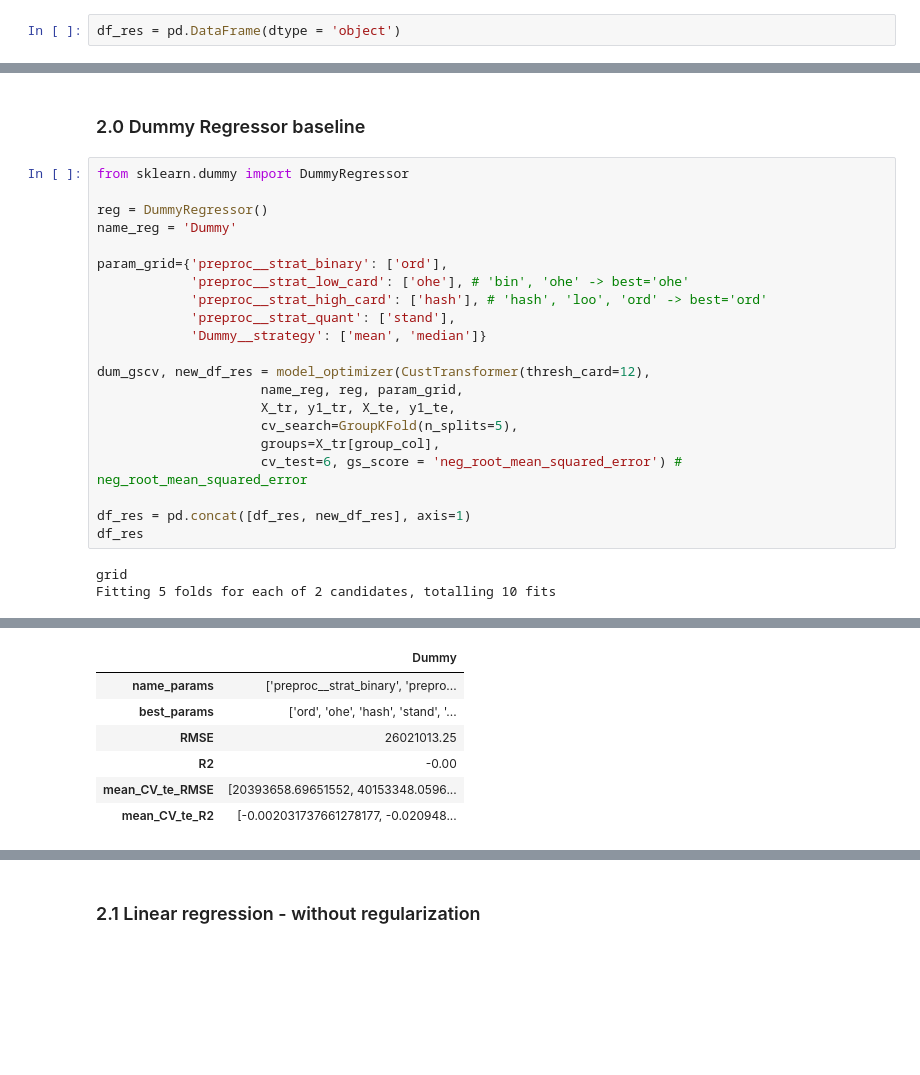
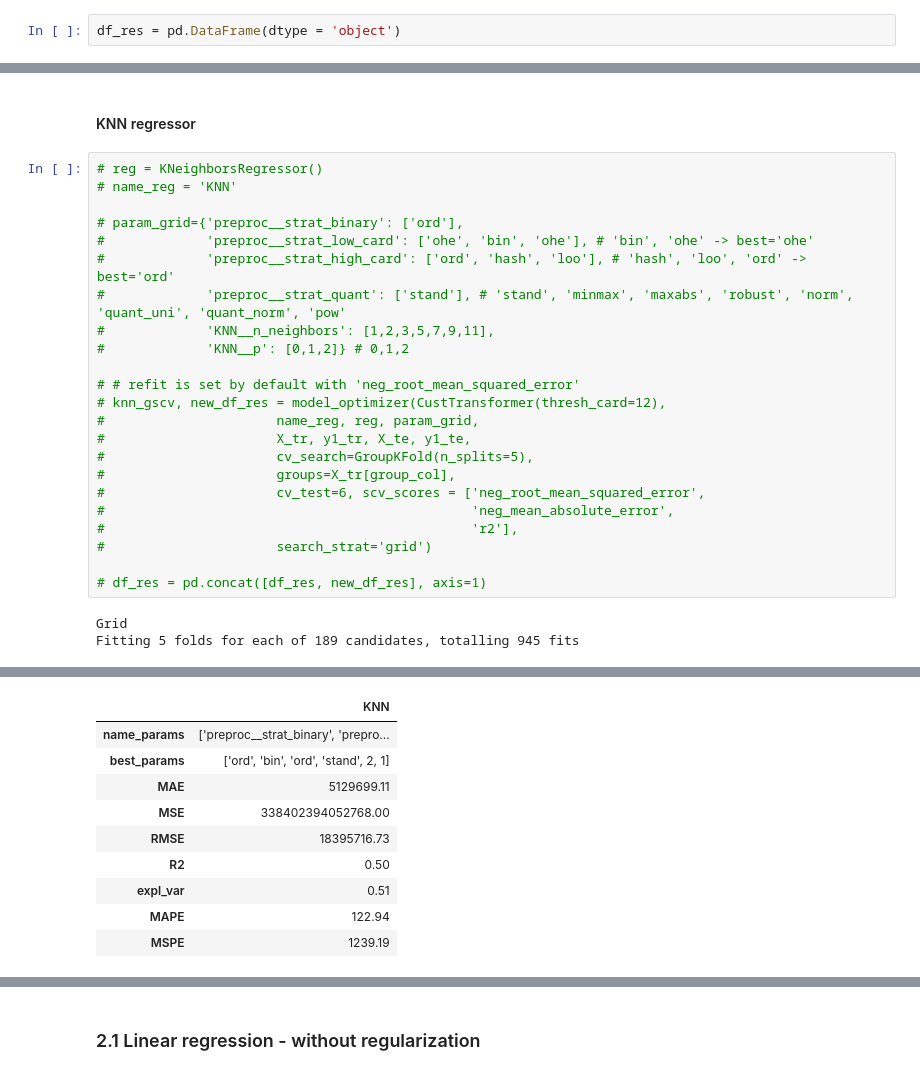
Before and after one commit to SmellyArmure/OC_DS_Project4, a Jupyter notebook: NOTEBOOKS/P4_Modelling.ipynb, the cells around one changed output, grey strips where cells are left out. Saved outputs shown, nothing was run; the diff lists cells and outputs as text; blank space fills up the shorter version.

```diff
--- a/NOTEBOOKS/P4_Modelling.ipynb
+++ b/NOTEBOOKS/P4_Modelling.ipynb
@@ -387,28 +468,30 @@ R2            0.44
 Name: my_knn, dtype: float64
-# %% [markdown]
-### 2.0 Dummy Regressor baseline
+# %% [markdown]
+#### KNN regressor
 # %%
-from sklearn.dummy import DummyRegressor
+# reg = KNeighborsRegressor()
+# name_reg = 'KNN'
 
-reg = DummyRegressor()
-name_reg = 'Dummy'
+# param_grid={'preproc__strat_binary': ['ord'],
+#             'preproc__strat_low_card': ['ohe', 'bin', 'ohe'], # 'bin', 'ohe' -> best='ohe'
+#             'preproc__strat_high_card': ['ord', 'hash', 'loo'], # 'hash', 'loo', 'ord' -> best='ord'
+#             'preproc__strat_quant': ['stand'], # 'stand', 'minmax', 'maxabs', 'robust', 'norm', 'quant_uni', 'quant_norm', 'pow'
+#             'KNN__n_neighbors': [1,2,3,5,7,9,11],
+#             'KNN__p': [0,1,2]} # 0,1,2
 
-param_grid={'preproc__strat_binary': ['ord'],
-            'preproc__strat_low_card': ['ohe'], # 'bin', 'ohe' -> best='ohe'
-            'preproc__strat_high_card': ['hash'], # 'hash', 'loo', 'ord' -> best='ord'
-            'preproc__strat_quant': ['stand'],
-            'Dummy__strategy': ['mean', 'median']}
+# # refit is set by default with 'neg_root_mean_squared_error'
+# knn_gscv, new_df_res = model_optimizer(CustTransformer(thresh_card=12),
+#                      name_reg, reg, param_grid,
+#                      X_tr, y1_tr, X_te, y1_te,
+#                      cv_search=GroupKFold(n_splits=5),
+#                      groups=X_tr[group_col],
+#                      cv_test=6, scv_scores = ['neg_root_mean_squared_error',
+#                                               'neg_mean_absolute_error',
+#                                               'r2'],
+#                      search_strat='grid')
 
-dum_gscv, new_df_res = model_optimizer(CustTransformer(thresh_card=12),
-                     name_reg, reg, param_grid,
-                     X_tr, y1_tr, X_te, y1_te,
-                     cv_search=GroupKFold(n_splits=5),
-                     groups=X_tr[group_col],
-                     cv_test=6, gs_score = 'neg_root_mean_squared_error') # neg_root_mean_squared_error
-
-df_res = pd.concat([df_res, new_df_res], axis=1)
-df_res
+# df_res = pd.concat([df_res, new_df_res], axis=1)
 # %% [output]
-grid
-Fitting 5 folds for each of 2 candidates, totalling 10 fits
+Grid
+Fitting 5 folds for each of 189 candidates, totalling 945 fits
 [Parallel(n_jobs=1)]: Using backend SequentialBackend with 1 concurrent workers.
@@ -418,7 +499,10 @@ Fitting 5 folds for each of 2 candidates, totalling 10 fits
-|  | Dummy |
+|  | KNN |
 | name_params | ['preproc__strat_binary', 'prepro... |
-| best_params | ['ord', 'ohe', 'hash', 'stand', '... |
-| RMSE | 26021013.25 |
-| R2 | -0.00 |
-| mean_CV_te_RMSE | [20393658.69651552, 40153348.0596... |
-| mean_CV_te_R2 | [-0.002031737661278177, -0.020948... |
+| best_params | ['ord', 'bin', 'ord', 'stand', 2, 1] |
+| MAE | 5129699.11 |
+| MSE | 338402394052768.00 |
+| RMSE | 18395716.73 |
+| R2 | 0.50 |
+| expl_var | 0.51 |
+| MAPE | 122.94 |
+| MSPE | 1239.19 |
```
Also changed, not shown: parts of 36 cells of this notebook, 5 other files.
